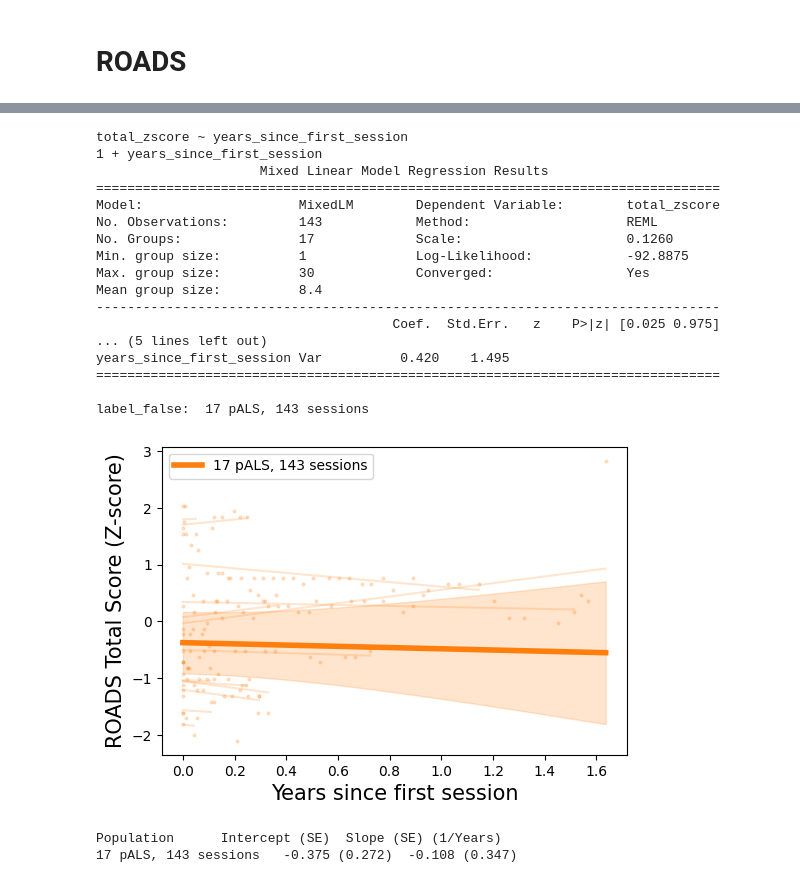
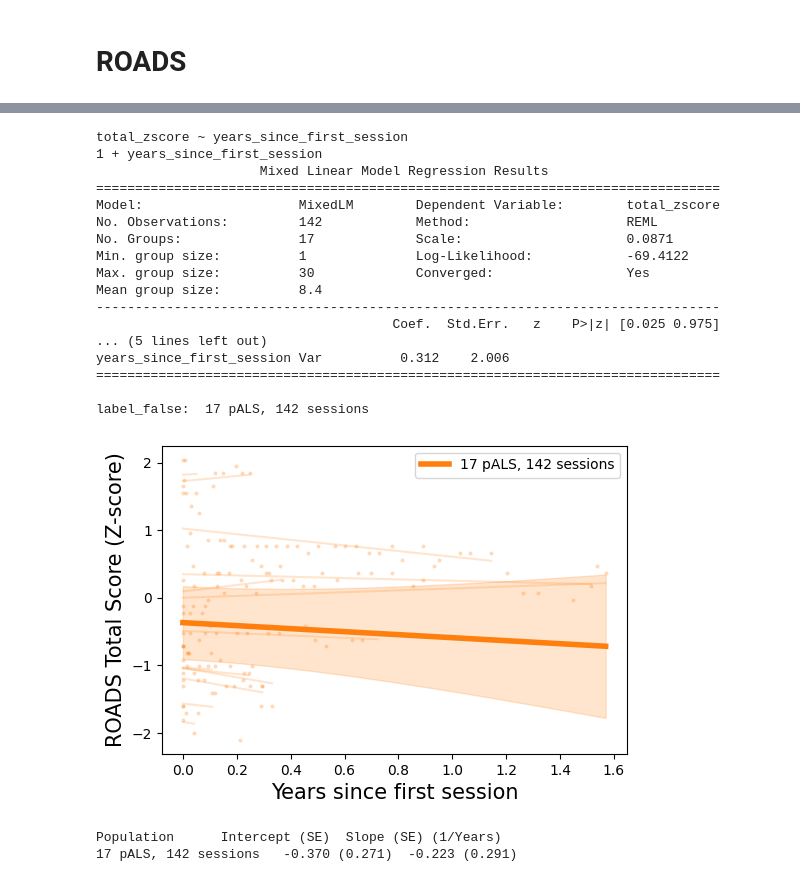
Before and after one commit to ealsuser/eals_rapa, a Jupyter notebook: nb/[2025-11-07] LMM.ipynb, the cells around one changed output, grey strips where cells are left out. Drawn from its saved outputs; the diff is of its cells as text; code cells hidden in the pictures.

```diff
--- a/nb/[2025-11-07] LMM.ipynb
+++ b/nb/[2025-11-07] LMM.ipynb
@@ -87,7 +90,7 @@ if grouping_variable:
 else:
     colors = None
 
-dependant_variable_title = f"{feature.replace('_',' ').replace('right','R').title()}"
+dependant_variable_title = f"{feature.replace('_',' ').replace('right','R').title()} (Z-score)"
 result_dict = lmm_model.run_lmm_analysis(
     df_als,
     dependant_variable= f'{feature}_zscore',
@@ -237,7 +240,7 @@ else:
 
 dependant_variable_title = "ROADS Total Score"
 result_dict = lmm_model.run_lmm_analysis(
-    df_roads,
+    df_roads.query('total<55'),
     dependant_variable= 'total',
     independent_variable= "years_since_first_session",
     grouping_variable= grouping_variable,
@@ -281,39 +284,39 @@ if grouping_variable:
 else:
     colors = None
 
 dependant_variable_title = "ROADS Total Score (Z-score)"
 result_dict = lmm_model.run_lmm_analysis(
-    df_roads,
+    df_roads.query('total<55'), #weird outlier
     dependant_variable= 'total_zscore',
     independent_variable= "years_since_first_session",
     grouping_variable= grouping_variable,
     label_false= label_false,
     dependant_variable_title=dependant_variable_title,
     plot= True,
     # xlim= XLIM,
     # ylim=YLIM,
     vary_intercept_and_slope= True,
     axis_labels= ['Years since first session', dependant_variable_title],
 )
 plt.show()
 # %% [output]
 total_zscore ~ years_since_first_session
 1 + years_since_first_session
                      Mixed Linear Model Regression Results
 ================================================================================
 Model:                    MixedLM        Dependent Variable:        total_zscore
-No. Observations:         143            Method:                    REML
-No. Groups:               17             Scale:                     0.1260
-Min. group size:          1              Log-Likelihood:            -92.8875
+No. Observations:         142            Method:                    REML
+No. Groups:               17             Scale:                     0.0871
+Min. group size:          1              Log-Likelihood:            -69.4122
 Max. group size:          30             Converged:                 Yes
 Mean group size:          8.4
 --------------------------------------------------------------------------------
                                       Coef.  Std.Err.   z    P>|z| [0.025 0.975]
 ... (5 lines left out)
-years_since_first_session Var          0.420    1.495
+years_since_first_session Var          0.312    2.006
 ================================================================================
 
-label_false:  17 pALS, 143 sessions
+label_false:  17 pALS, 142 sessions
-[figure, old version]
+[figure, new version]
 Population      Intercept (SE)  Slope (SE) (1/Years)
-17 pALS, 143 sessions   -0.375 (0.272)  -0.108 (0.347)
+17 pALS, 142 sessions   -0.370 (0.271)  -0.223 (0.291)
```
Also changed, not shown: parts of 5 cells of this notebook, 4 other files.
